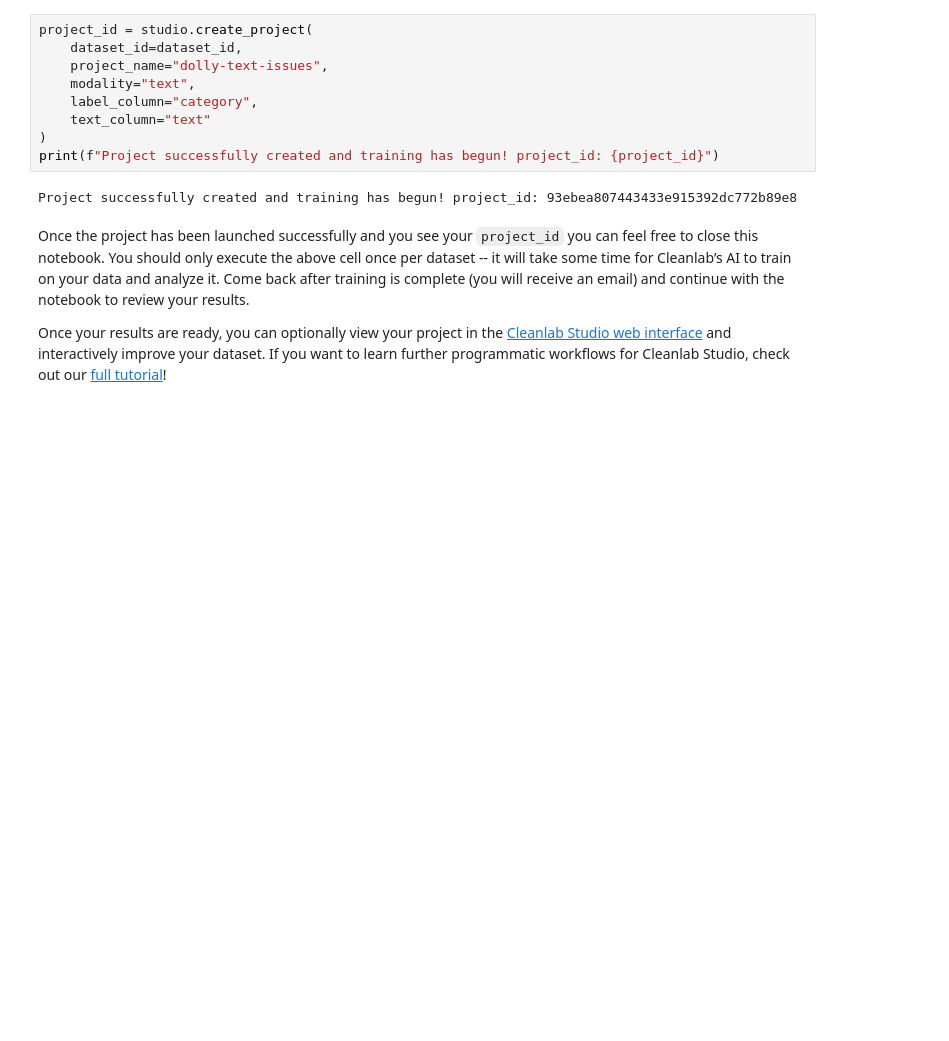
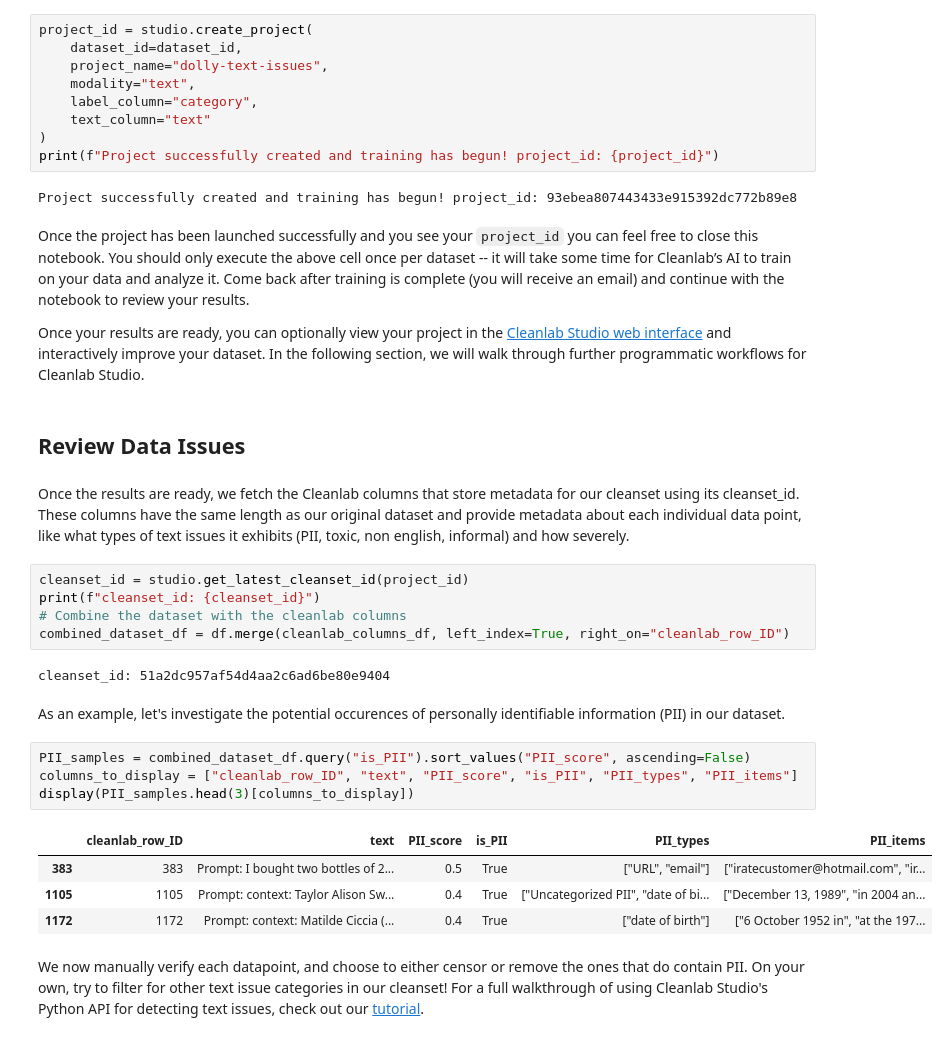
Before and after one commit to cleanlab/cleanlab-tools, a Jupyter notebook: fine_tuning_data_curation/fine_tuning_data_curation.ipynb, the cells around one changed output. Saved outputs shown, nothing was run; the diff lists cells and outputs as text; blank space fills up the shorter version.

````diff
--- a/fine_tuning_data_curation/fine_tuning_data_curation.ipynb
+++ b/fine_tuning_data_curation/fine_tuning_data_curation.ipynb
@@ -123,4 +119,28 @@ Project successfully created and training has begun! project_id: 93ebea807443433
 # %% [markdown]
 Once the project has been launched successfully and you see your ```project_id``` you can feel free to close this notebook. You should only execute the above cell once per dataset -- it will take some time for Cleanlab’s AI to train on your data and analyze it. Come back after training is complete (you will receive an email) and continue with the notebook to review your results.
 
-Once your results are ready, you can optionally view your project in the [Cleanlab Studio web interface](https://app.cleanlab.ai/) and interactively improve your dataset. If you want to learn further programmatic workflows for Cleanlab Studio, check out our [full tutorial](https://help.cleanlab.ai/tutorials/text_data_quickstart/)!
+Once your results are ready, you can optionally view your project in the [Cleanlab Studio web interface](https://app.cleanlab.ai/) and interactively improve your dataset. In the following section, we will walk through further programmatic workflows for Cleanlab Studio.
+# %% [markdown]
+## Review Data Issues
+# %% [markdown]
+Once the results are ready, we fetch the Cleanlab columns that store metadata for our cleanset using its cleanset_id. These columns have the same length as our original dataset and provide metadata about each individual data point, like what types of text issues it exhibits (PII, toxic, non english, informal) and how severely.
+# %%
+cleanset_id = studio.get_latest_cleanset_id(project_id)
+print(f"cleanset_id: {cleanset_id}")
+# Combine the dataset with the cleanlab columns
+combined_dataset_df = df.merge(cleanlab_columns_df, left_index=True, right_on="cleanlab_row_ID")
+# %% [output]
+cleanset_id: 51a2dc957af54d4aa2c6ad6be80e9404
+# %% [markdown]
+As an example, let's investigate the potential occurences of personally identifiable information (PII) in our dataset.
+# %%
+PII_samples = combined_dataset_df.query("is_PII").sort_values("PII_score", ascending=False)
+columns_to_display = ["cleanlab_row_ID", "text", "PII_score", "is_PII", "PII_types", "PII_items"]
+display(PII_samples.head(3)[columns_to_display])
+# %% [output]
+|  | cleanlab_row_ID | text | PII_score | is_PII | PII_types | PII_items |
+| 383 | 383 | Prompt: I bought two bottles of 2... | 0.5 | True | ["URL", "email"] | ["iratecustomer@hotmail.com", "ir... |
+| 1105 | 1105 | Prompt: context: Taylor Alison Sw... | 0.4 | True | ["Uncategorized PII", "date of bi... | ["December 13, 1989", "in 2004 an... |
+| 1172 | 1172 | Prompt: context: Matilde Ciccia (... | 0.4 | True | ["date of birth"] | ["6 October 1952 in", "at the 197... |
+# %% [markdown]
+We now manually verify each datapoint, and choose to either censor or remove the ones that do contain PII. On your own, try to filter for other text issue categories in our cleanset! For a full walkthrough of using Cleanlab Studio's Python API for detecting text issues, check out our [tutorial](https://help.cleanlab.ai/tutorials/text_data_quickstart/).
````
Also changed, not shown: parts of 8 cells of this notebook, 1 other file.
